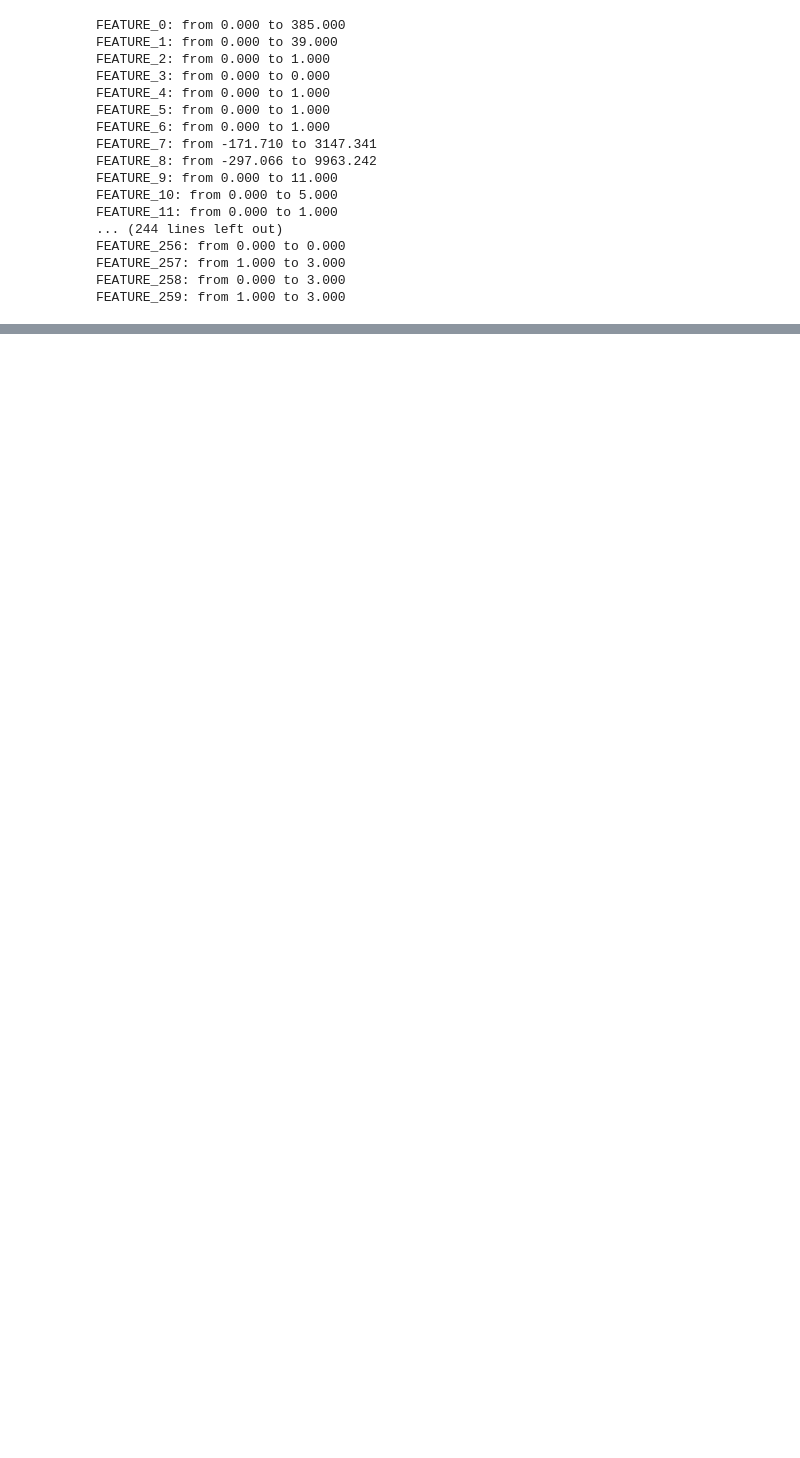
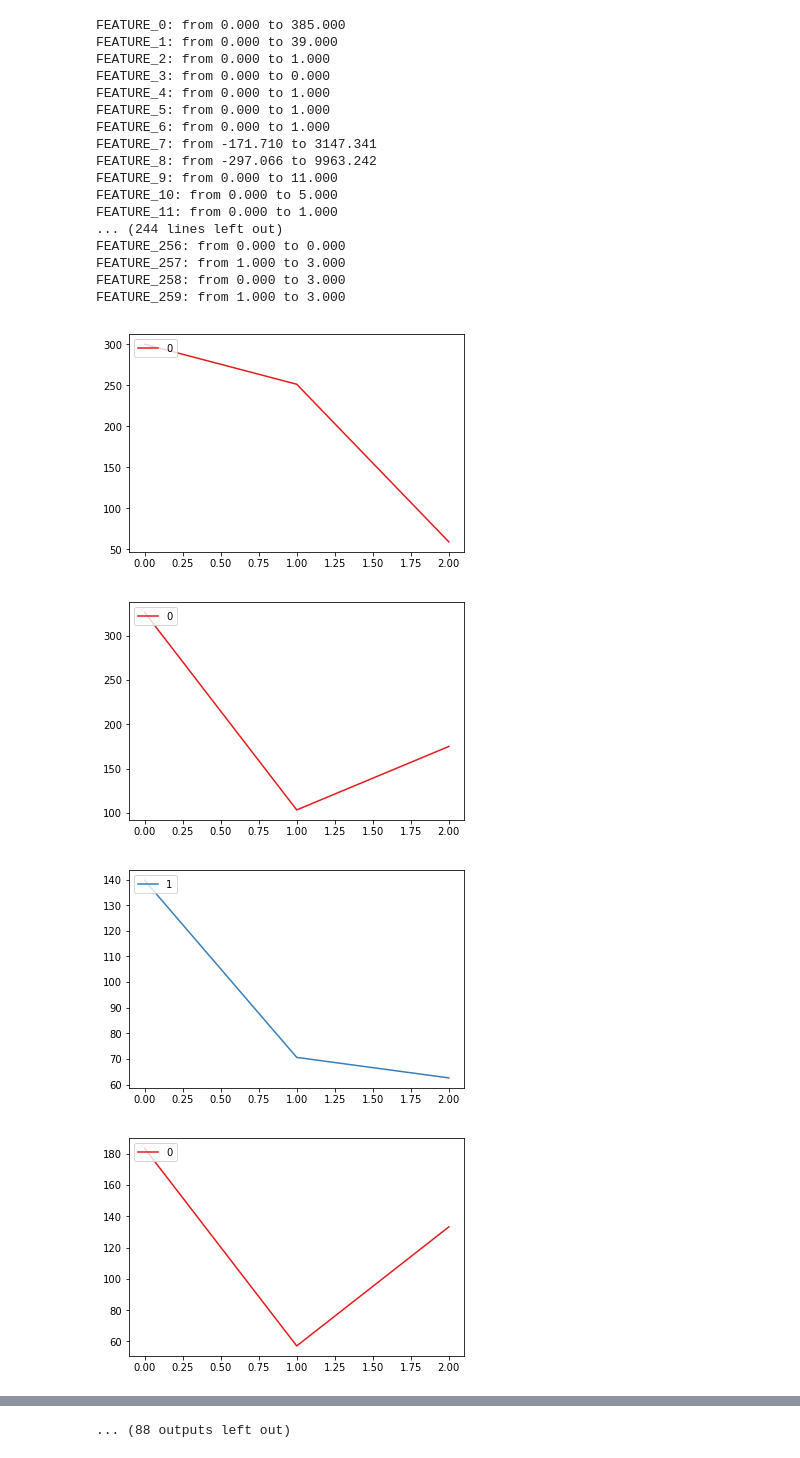
Before and after one commit to rtriangle/it_case_DJ, a Jupyter notebook: Untitled.ipynb, the cells around one changed output, grey strips where cells are left out. Saved outputs shown, nothing was run; the diff lists cells and outputs as text; code cells hidden in the pictures; blank space fills up the shorter version.

```diff
--- a/Untitled.ipynb
+++ b/Untitled.ipynb
@@ -102,3 +108,13 @@ FEATURE_256: from 0.000 to 0.000
 FEATURE_257: from 1.000 to 3.000
 FEATURE_258: from 0.000 to 3.000
 FEATURE_259: from 1.000 to 3.000
+# %%
+for i in range(100, 200):
+    plt.plot(np.array(X.iloc[i][136:139]), c=palette[y[i]], label=str(y[i]))
+    plt.legend(loc='upper left')
+    plt.show()
+# %% [output]
+[figure, added]
+[figure, added]
+[figure, added]
+[figure, added]
@@ -104,0 +129 @@ FEATURE_259: from 1.000 to 3.000
+... (88 outputs left out)
```
Also changed, not shown: parts of 23 cells of this notebook, 1 other file.
